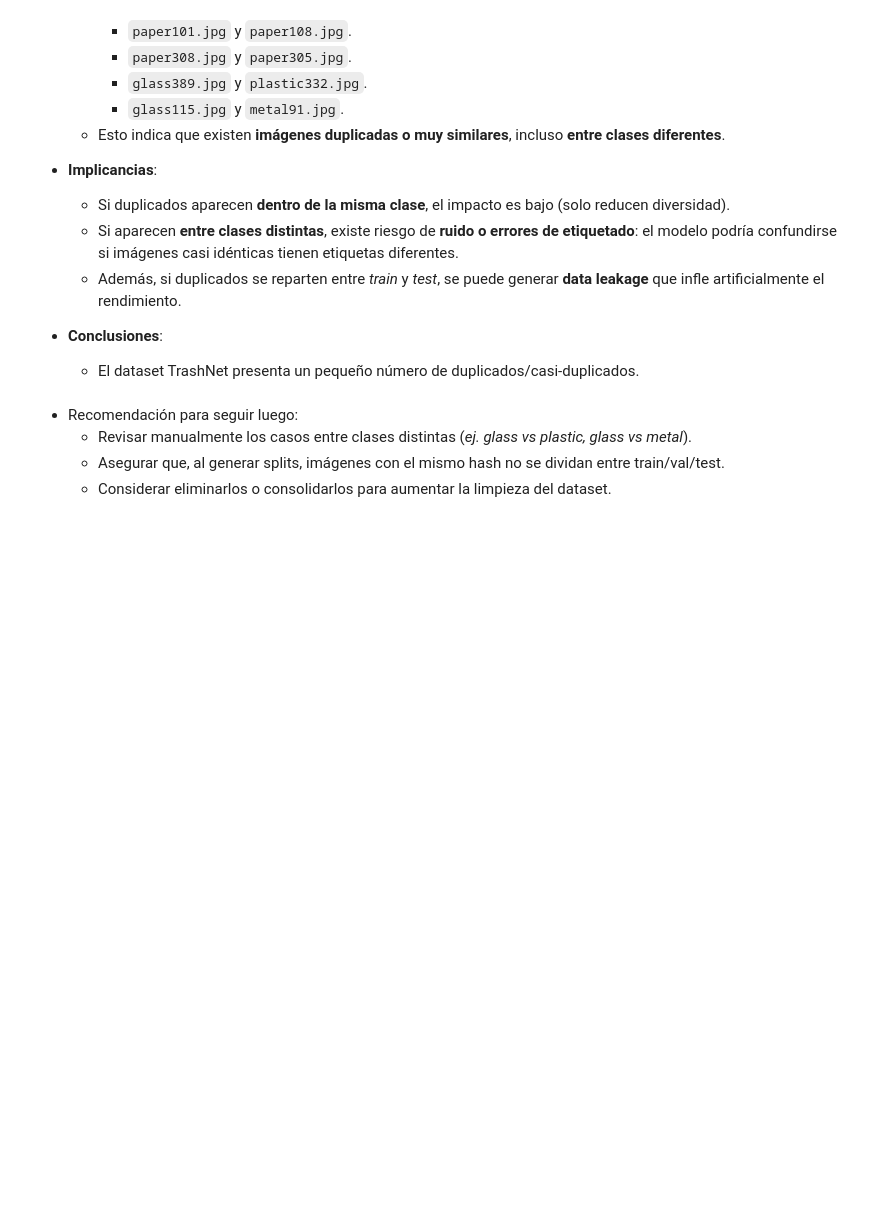
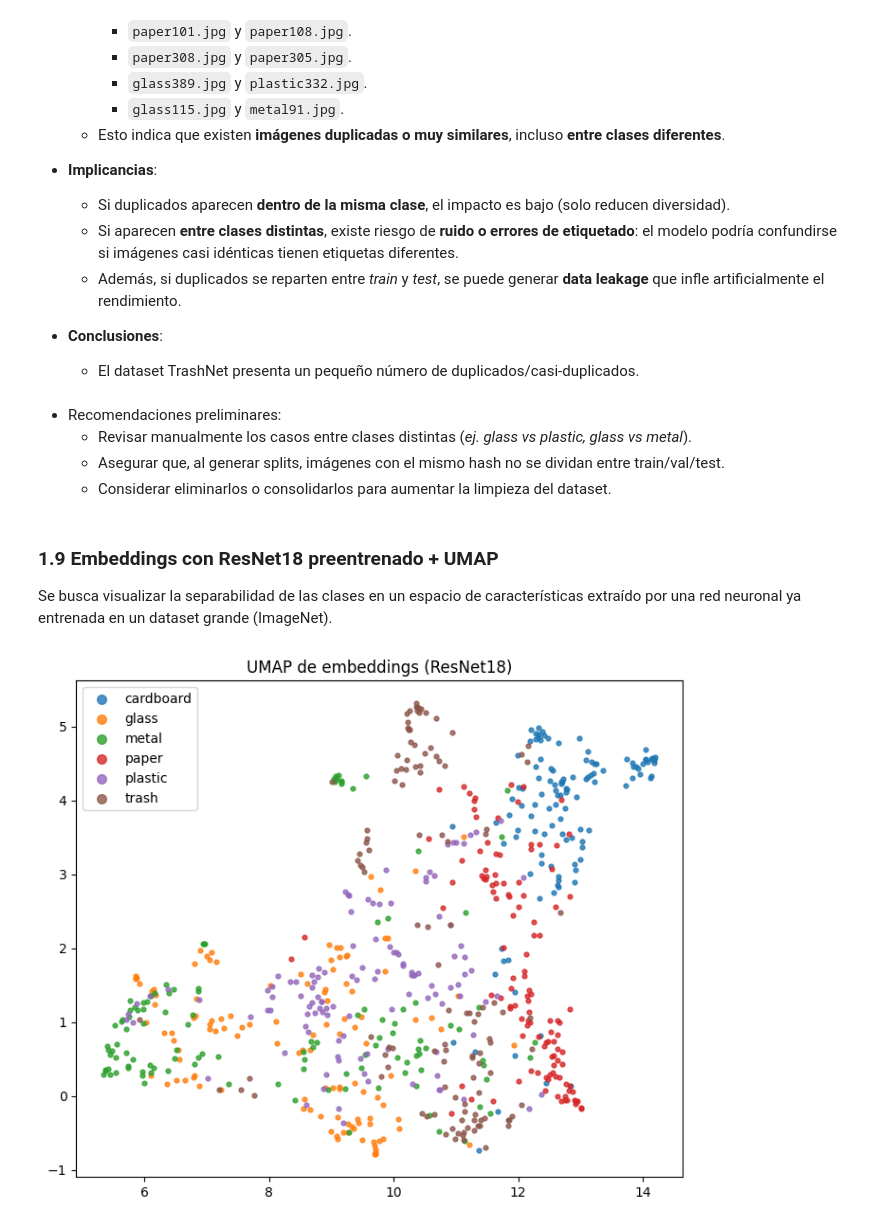
Before and after one commit to emiliano-ipa/CEIA-vpc2, a Jupyter notebook: vpc2-EDA-trashnet.ipynb, the cells around one changed output. Cells and saved outputs as stored; diff of their text form; code cells hidden in the pictures; blank space fills up the shorter version.

```diff
--- a/vpc2-EDA-trashnet.ipynb
+++ b/vpc2-EDA-trashnet.ipynb
@@ -355,7 +370,70 @@ Se aplicó el hashing perceptual (pHash) sobre **todas las imágenes del dataset
 - **Conclusiones**:
   - El dataset TrashNet presenta un pequeño número de duplicados/casi-duplicados.
 # %% [markdown]
-  - Recomendación para seguir luego:
+  - Recomendaciones preliminares:
     - Revisar manualmente los casos entre clases distintas (*ej. glass vs plastic, glass vs metal*).
     - Asegurar que, al generar splits, imágenes con el mismo hash no se dividan entre train/val/test.
     - Considerar eliminarlos o consolidarlos para aumentar la limpieza del dataset.
+# %% [markdown]
+### 1.9 Embeddings con ResNet18 preentrenado + UMAP
+
+Se busca visualizar la separabilidad de las clases en un espacio de características extraído por una red neuronal ya entrenada en un dataset grande (ImageNet).
+# %%
+# --- Modelo y transform de ImageNet ---
+device = "cuda" if torch.cuda.is_available() else "cpu"
+
+weights = models.ResNet18_Weights.IMAGENET1K_V1
+resnet = models.resnet18(weights=weights)
+resnet.fc = nn.Identity()  # usar penúltima capa como embedding
+resnet = resnet.to(device).eval()
+
+# Transform oficial asociado a los pesos (incluye resize + ToTensor + Normalize)
+# Nota: si querés forzar tamaño, podés hacer weights.transforms(crop_size=EMBED_IMG_SIZE, resize_size=EMBED_IMG_SIZE)
+transform = weights.transforms()
+
+# --- Submuestreo balanceado por clase ---
+per_cls = min(120, df["class"].value_counts().min())
+emb_samples = []
+for cls in summary["class"]:
+    paths = df[df["class"] == cls]["path"].sample(
+        n=min(per_cls, len(df[df["class"] == cls])),
+        random_state=SEED
+    ).tolist()
+    for p in paths:
+        emb_samples.append((p, cls))
+
+# --- Extracción de embeddings ---
+EMBS, LABELS = [], []
+with torch.no_grad():
+    for (p, cls) in tqdm(emb_samples, desc="Embeddings"):
+        img = load_image(p, to_rgb=True)  # asegura RGB
+        x = transform(img).unsqueeze(0).to(device)
+        feat = resnet(x).cpu().numpy().squeeze()
+        EMBS.append(feat)
+        LABELS.append(cls)
+
+EMBS = np.array(EMBS)
+
+# --- Reducción de dimensionalidad: UMAP con fallback a t-SNE ---
+try:
+    from umap.umap_ import UMAP
+    reducer = UMAP(n_components=2, random_state=SEED, n_neighbors=15, min_dist=0.1)
+    method = "UMAP"
+except Exception:
+    from sklearn.manifold import TSNE
+    reducer = TSNE(n_components=2, perplexity=30, random_state=SEED)
+    method = "t-SNE"
+
+Z = reducer.fit_transform(EMBS)
+
+# --- Plot ---
+plt.figure(figsize=(7, 6))
+for cls in summary["class"]:
+    idx = [i for i, l in enumerate(LABELS) if l == cls]
+    plt.scatter(Z[idx, 0], Z[idx, 1], s=12, label=cls, alpha=0.8)
+plt.title(f"{method} de embeddings (ResNet18)")
+plt.legend(markerscale=2)
+plt.tight_layout()
+plt.show()
+# %% [output]
+[figure, added]
```
Also changed, not shown: parts of 13 cells of this notebook, 2 other files.
